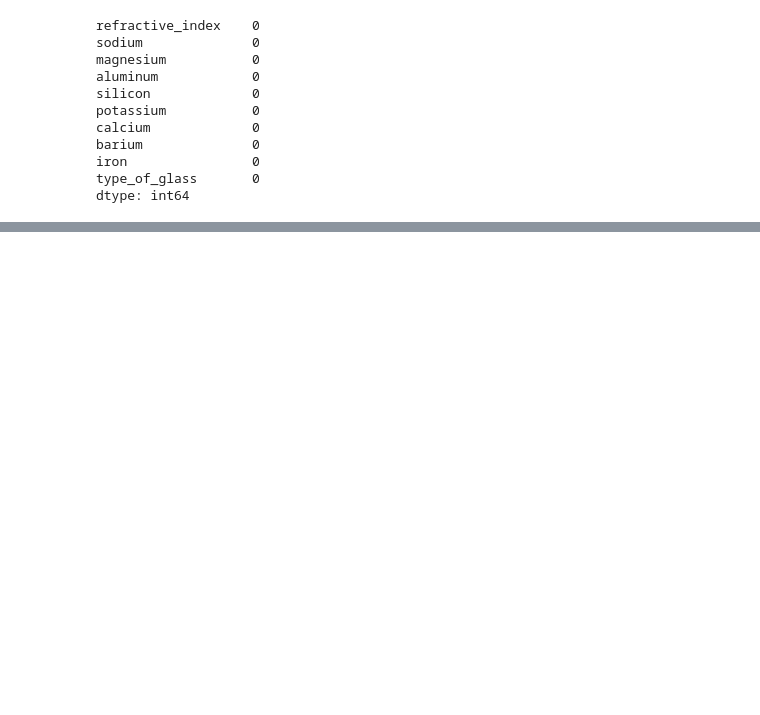
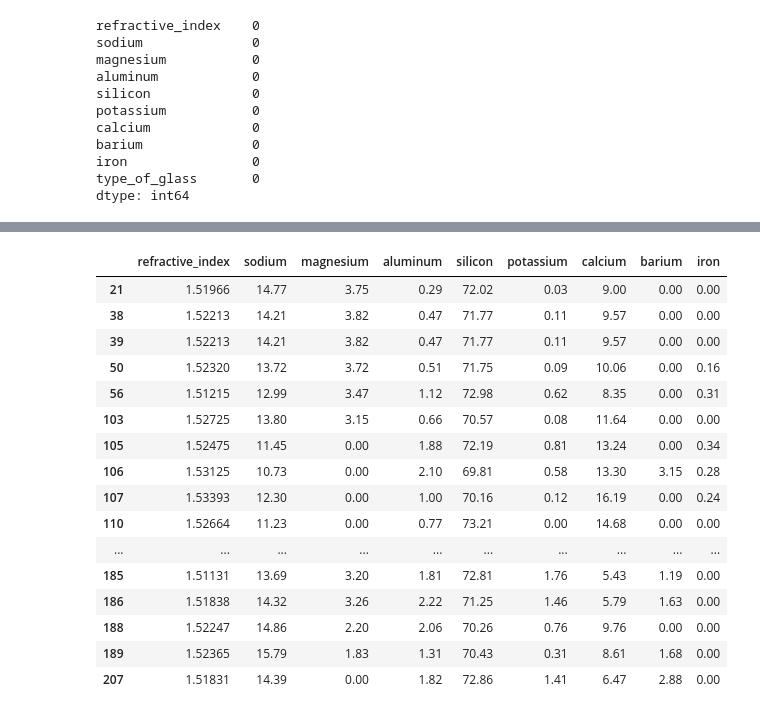
Before and after one commit to Patriciafg27/MIA3_Actividades_Grupo4, a Jupyter notebook: Hunger_games_Patricia.ipynb, the cells around one changed output, grey strips where cells are left out. Cells and saved outputs as stored; diff of their text form; code cells hidden in the pictures; blank space fills up the shorter version.

```diff
--- a/Hunger_games_Patricia.ipynb
+++ b/Hunger_games_Patricia.ipynb
@@ -112,0 +120,9 @@ X = dataframe.select_dtypes('number')
+# %%
+# Busqueda de outliers --> regla intercuartil
+
+# Calculamos iqr para todas las variables
+
+dataset = dataframe.iloc[:, :-1]
+describe_df = dataset.describe()
+iqr = describe_df.loc["75%"] - describe_df.loc["25%"]
+iqr
@@ -112,0 +140,4 @@ X = dataframe.select_dtypes('number')
+# %%
+# Calculamos los limites
+upper_bound = describe_df.loc["75%"]+1.5*iqr #superior
+lower_bound = describe_df.loc["25%"]-1.5*iqr #inferior
@@ -112,0 +182,24 @@ X = dataframe.select_dtypes('number')
+# %%
+# Encontramos los outliers
+bool_index = dataset < lower_bound
+outliers = bool_index.sum(axis=1)
+bool_index2 = outliers > 0
+dataset.loc[bool_index2]
+# %% [output]
+|  | refractive_index | sodium | magnesium | aluminum | silicon | potassium | calcium | barium | iron |
+| 21 | 1.51966 | 14.77 | 3.75 | 0.29 | 72.02 | 0.03 | 9.00 | 0.00 | 0.00 |
+| 38 | 1.52213 | 14.21 | 3.82 | 0.47 | 71.77 | 0.11 | 9.57 | 0.00 | 0.00 |
+| 39 | 1.52213 | 14.21 | 3.82 | 0.47 | 71.77 | 0.11 | 9.57 | 0.00 | 0.00 |
+| 50 | 1.52320 | 13.72 | 3.72 | 0.51 | 71.75 | 0.09 | 10.06 | 0.00 | 0.16 |
+| 56 | 1.51215 | 12.99 | 3.47 | 1.12 | 72.98 | 0.62 | 8.35 | 0.00 | 0.31 |
+| 103 | 1.52725 | 13.80 | 3.15 | 0.66 | 70.57 | 0.08 | 11.64 | 0.00 | 0.00 |
+| 105 | 1.52475 | 11.45 | 0.00 | 1.88 | 72.19 | 0.81 | 13.24 | 0.00 | 0.34 |
+| 106 | 1.53125 | 10.73 | 0.00 | 2.10 | 69.81 | 0.58 | 13.30 | 3.15 | 0.28 |
+| 107 | 1.53393 | 12.30 | 0.00 | 1.00 | 70.16 | 0.12 | 16.19 | 0.00 | 0.24 |
+| 110 | 1.52664 | 11.23 | 0.00 | 0.77 | 73.21 | 0.00 | 14.68 | 0.00 | 0.00 |
+| ... | ... | ... | ... | ... | ... | ... | ... | ... | ... |
+| 185 | 1.51131 | 13.69 | 3.20 | 1.81 | 72.81 | 1.76 | 5.43 | 1.19 | 0.00 |
+| 186 | 1.51838 | 14.32 | 3.26 | 2.22 | 71.25 | 1.46 | 5.79 | 1.63 | 0.00 |
+| 188 | 1.52247 | 14.86 | 2.20 | 2.06 | 70.26 | 0.76 | 9.76 | 0.00 | 0.00 |
+| 189 | 1.52365 | 15.79 | 1.83 | 1.31 | 70.43 | 0.31 | 8.61 | 1.68 | 0.00 |
+| 207 | 1.51831 | 14.39 | 0.00 | 1.82 | 72.86 | 1.41 | 6.47 | 2.88 | 0.00 |
```
Also changed, not shown: parts of 19 cells of this notebook.
